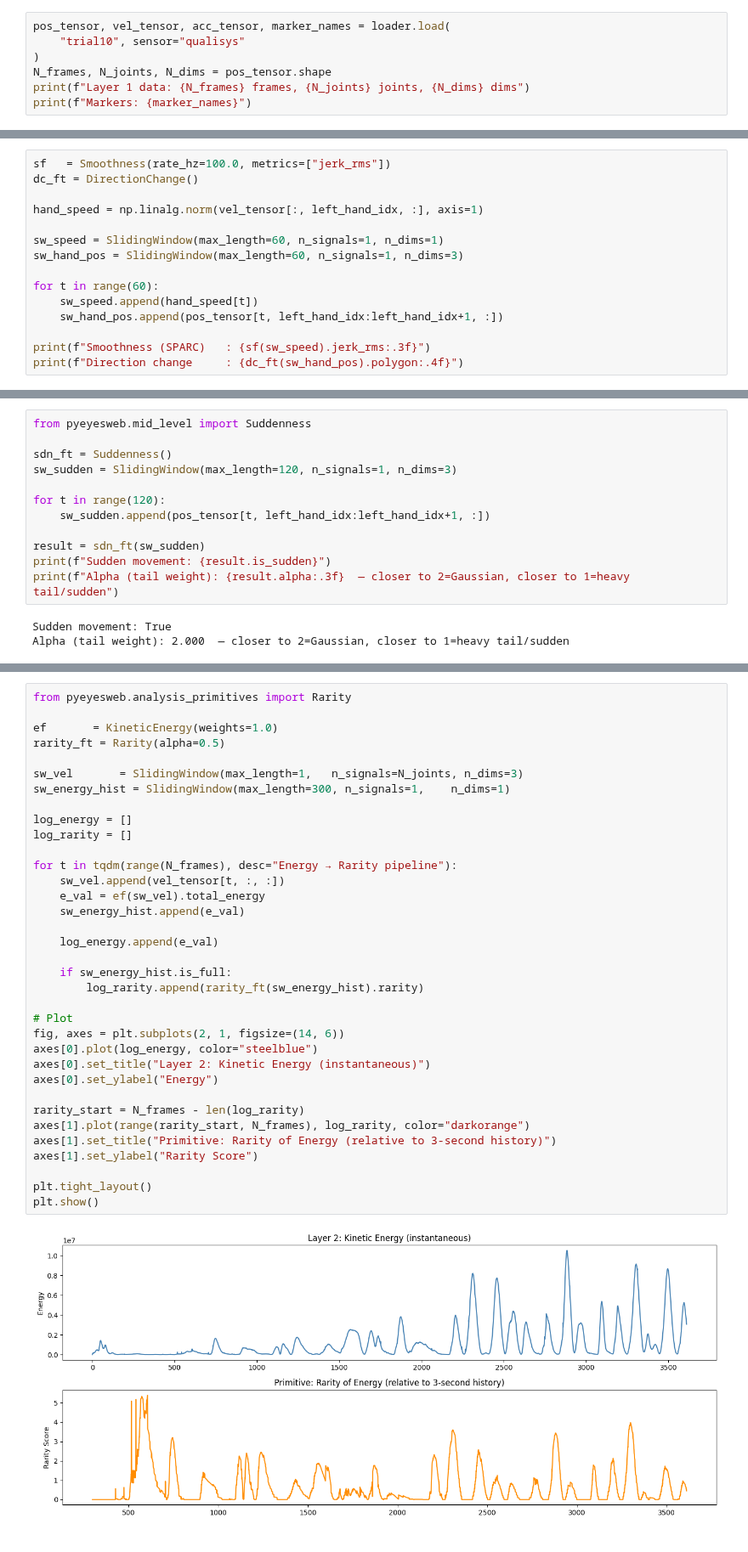
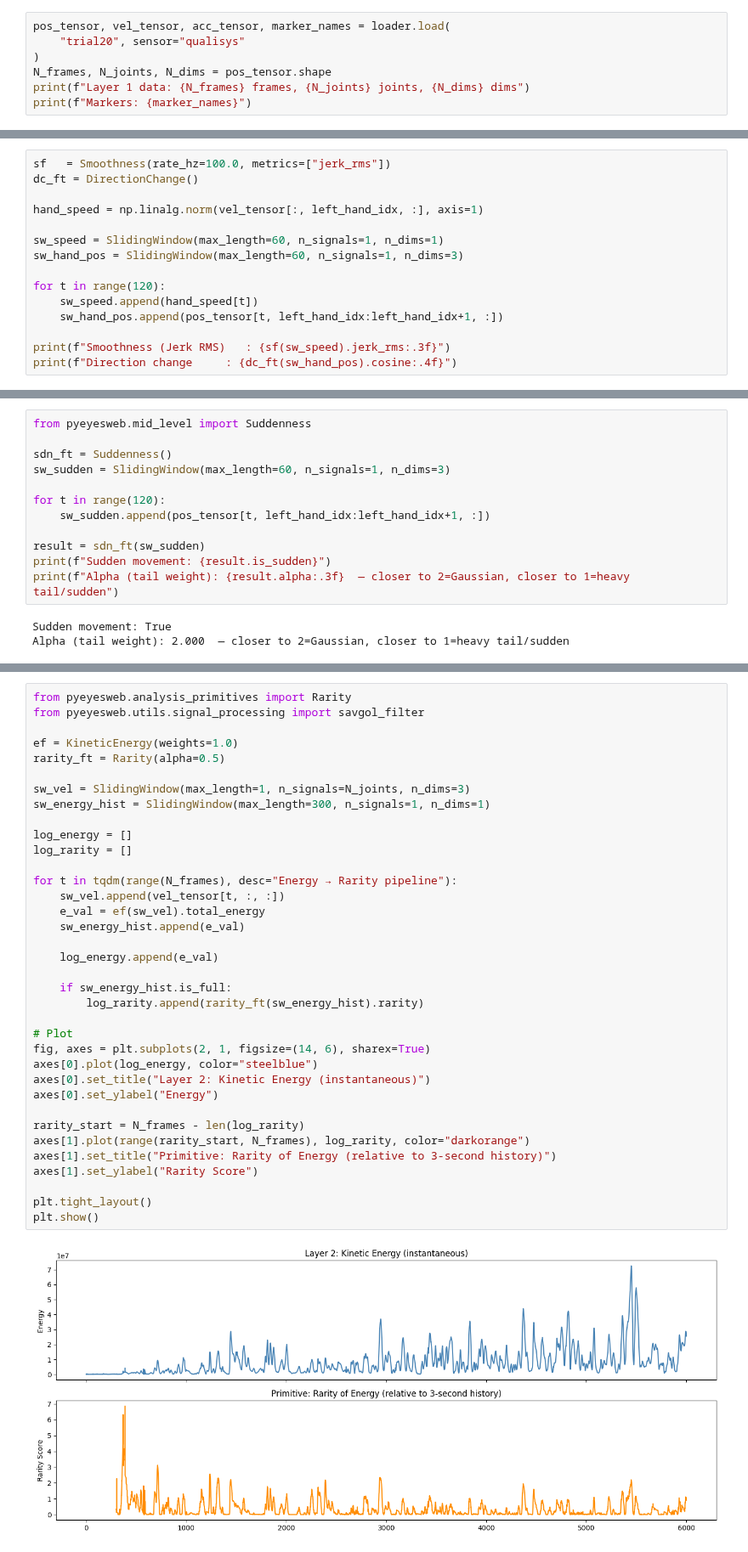
Before and after one commit to InfoMusCP/PyEyesWeb, a Jupyter notebook: examples/05_theoretical_framework.ipynb, the cells around one changed output, grey strips where cells are left out. Shown at 85% size. Saved outputs shown, nothing was run; the diff lists cells and outputs as text.

```diff
--- a/examples/05_theoretical_framework.ipynb
+++ b/examples/05_theoretical_framework.ipynb
@@ -61,7 +62,7 @@ Layer 1 is everything that comes out of a sensor before PyEyesWeb touches it.
 | Body-worn IMU | Linear acceleration + angular velocity | `(1, 6)` or two `(1, 3)` arrays |
 # %%
 pos_tensor, vel_tensor, acc_tensor, marker_names = loader.load(
-    "trial10", sensor="qualisys"
+    "trial20", sensor="qualisys"
 )
 N_frames, N_joints, N_dims = pos_tensor.shape
 print(f"Layer 1 data: {N_frames} frames, {N_joints} joints, {N_dims} dims")
@@ -127,10 +128,10 @@ hand_speed = np.linalg.norm(vel_tensor[:, left_hand_idx, :], axis=1)
 sw_speed = SlidingWindow(max_length=60, n_signals=1, n_dims=1)
 sw_hand_pos = SlidingWindow(max_length=60, n_signals=1, n_dims=3)
 
-for t in range(60):
+for t in range(120):
     sw_speed.append(hand_speed[t])
     sw_hand_pos.append(pos_tensor[t, left_hand_idx:left_hand_idx+1, :])
 
-print(f"Smoothness (SPARC)   : {sf(sw_speed).jerk_rms:.3f}")
-print(f"Direction change     : {dc_ft(sw_hand_pos).polygon:.4f}")
+print(f"Smoothness (Jerk RMS)   : {sf(sw_speed).jerk_rms:.3f}")
+print(f"Direction change     : {dc_ft(sw_hand_pos).cosine:.4f}")
 # %% [output]
@@ -157,7 +158,7 @@ Layer 3 features in `pyeyesweb.mid_level`:
 from pyeyesweb.mid_level import Suddenness
 
 sdn_ft = Suddenness()
-sw_sudden = SlidingWindow(max_length=120, n_signals=1, n_dims=3)
+sw_sudden = SlidingWindow(max_length=60, n_signals=1, n_dims=3)
 
 for t in range(120):
     sw_sudden.append(pos_tensor[t, left_hand_idx:left_hand_idx+1, :])
@@ -222,41 +223,42 @@ The `analysis_primitives` subpackage contains **domain-agnostic tools** that kno
 This pipeline asks: *"Is the current kinetic energy unusually high or low relative to the last 3 seconds?"*
 # %%
 from pyeyesweb.analysis_primitives import Rarity
+from pyeyesweb.utils.signal_processing import savgol_filter
 
-ef       = KineticEnergy(weights=1.0)
+ef = KineticEnergy(weights=1.0)
 rarity_ft = Rarity(alpha=0.5)
 
-sw_vel       = SlidingWindow(max_length=1,   n_signals=N_joints, n_dims=3)
-sw_energy_hist = SlidingWindow(max_length=300, n_signals=1,    n_dims=1)
+sw_vel = SlidingWindow(max_length=1, n_signals=N_joints, n_dims=3)
+sw_energy_hist = SlidingWindow(max_length=300, n_signals=1, n_dims=1)
 
 log_energy = []
 log_rarity = []
 
 for t in tqdm(range(N_frames), desc="Energy → Rarity pipeline"):
     sw_vel.append(vel_tensor[t, :, :])
     e_val = ef(sw_vel).total_energy
     sw_energy_hist.append(e_val)
 
     log_energy.append(e_val)
 
     if sw_energy_hist.is_full:
         log_rarity.append(rarity_ft(sw_energy_hist).rarity)
 
 # Plot
-fig, axes = plt.subplots(2, 1, figsize=(14, 6))
+fig, axes = plt.subplots(2, 1, figsize=(14, 6), sharex=True)
 axes[0].plot(log_energy, color="steelblue")
 axes[0].set_title("Layer 2: Kinetic Energy (instantaneous)")
 axes[0].set_ylabel("Energy")
 
 rarity_start = N_frames - len(log_rarity)
 axes[1].plot(range(rarity_start, N_frames), log_rarity, color="darkorange")
 axes[1].set_title("Primitive: Rarity of Energy (relative to 3-second history)")
 axes[1].set_ylabel("Rarity Score")
 
 plt.tight_layout()
 plt.show()
 # %% [output]
-[figure, old version]
+[figure, new version]
 # %% [markdown]
 > **Reading the plot**: A rarity spike indicates a moment where kinetic energy fell into an unusual part of the distribution seen over the previous 3 seconds. This is more meaningful than a raw energy spike — it captures *surprise* relative to the movement's own history.
 
```
Also changed, not shown: parts of 10 cells of this notebook, 18 other files.
